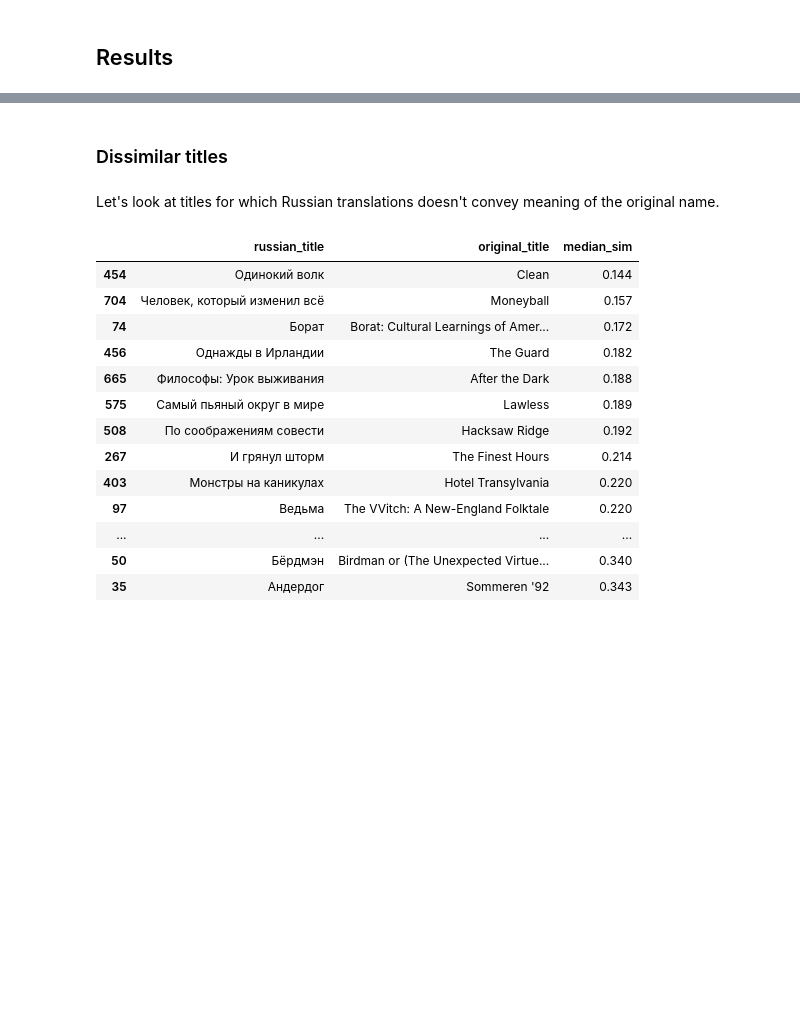
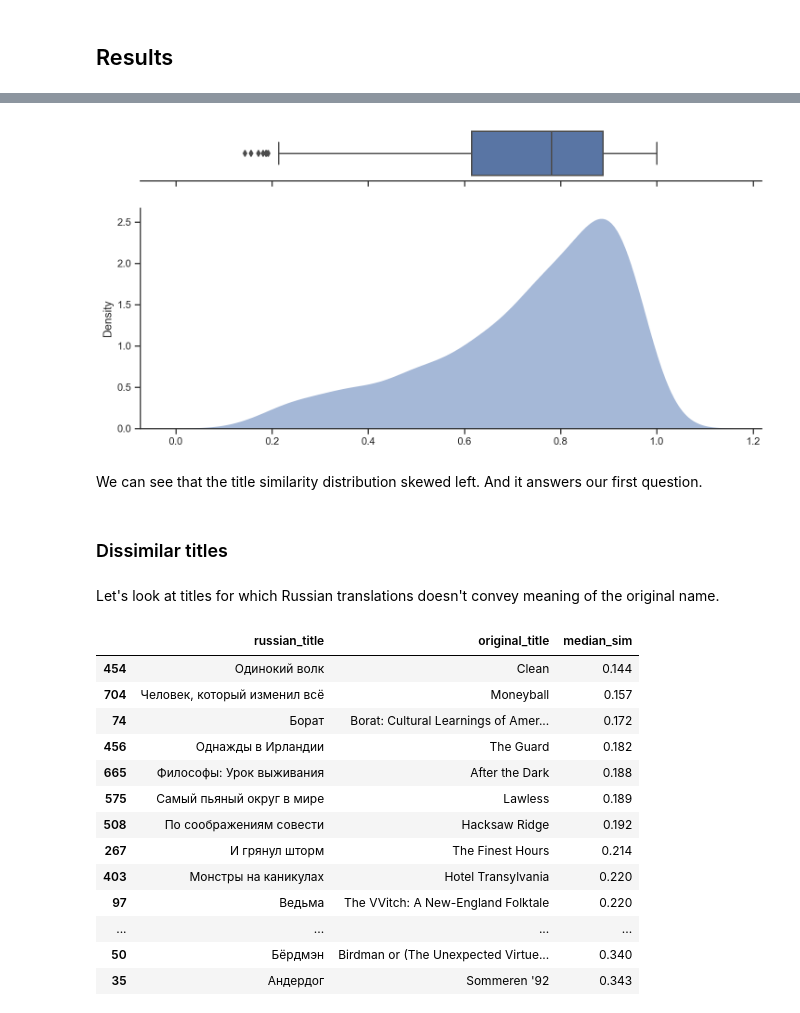
Before and after one commit to Extremesarova/shows_analysis, a Jupyter notebook: analysis/movie_title_translation.ipynb, the cells around one changed output, grey strips where cells are left out. Drawn from its saved outputs; the diff is of its cells as text; code cells hidden in the pictures; blank space fills up the shorter version.

Commit message:
finished first version of movie_title_translation

```diff
--- a/analysis/movie_title_translation.ipynb
+++ b/analysis/movie_title_translation.ipynb
@@ -20,6 +24,10 @@ from sentence_transformers import SentenceTransformer, util
 from spacy.language import Language
 from spacy_langdetect import LanguageDetector
 from torch import Tensor
+# %%
+%matplotlib inline
+%config InlineBackend.figure_format='retina'
+sns.set(style="ticks")
 # %%
 SEED = 42
 # %% [markdown]
@@ -407,3 +433,20 @@ with pd.option_context("display.max_rows", None, "display.max_columns", None):
+# %%
+similarities = similarity_df["median_sim"].values
+
+f, (ax_box, ax_hist) = plt.subplots(2, sharex=True, gridspec_kw={"height_ratios": (0.20, 0.80)}, figsize=(12, 6))
+
+sns.boxplot(x=similarities, ax=ax_box)
+sns.kdeplot(x=similarities, ax=ax_hist, fill=True, common_norm=False, palette="crest", alpha=0.5, linewidth=0)
+
+ax_box.set(yticks=[])
+ax_hist.set(title=None)
+
+sns.despine(ax=ax_hist)
+sns.despine(ax=ax_box, left=True)
+# %% [output]
+[figure, added]
+# %% [markdown]
+We can see that the title similarity distribution skewed left. And it answers our first question.
 # %% [markdown]
 ### Dissimilar titles
 # %% [markdown]
```
Also changed, not shown: parts of 11 cells of this notebook.
